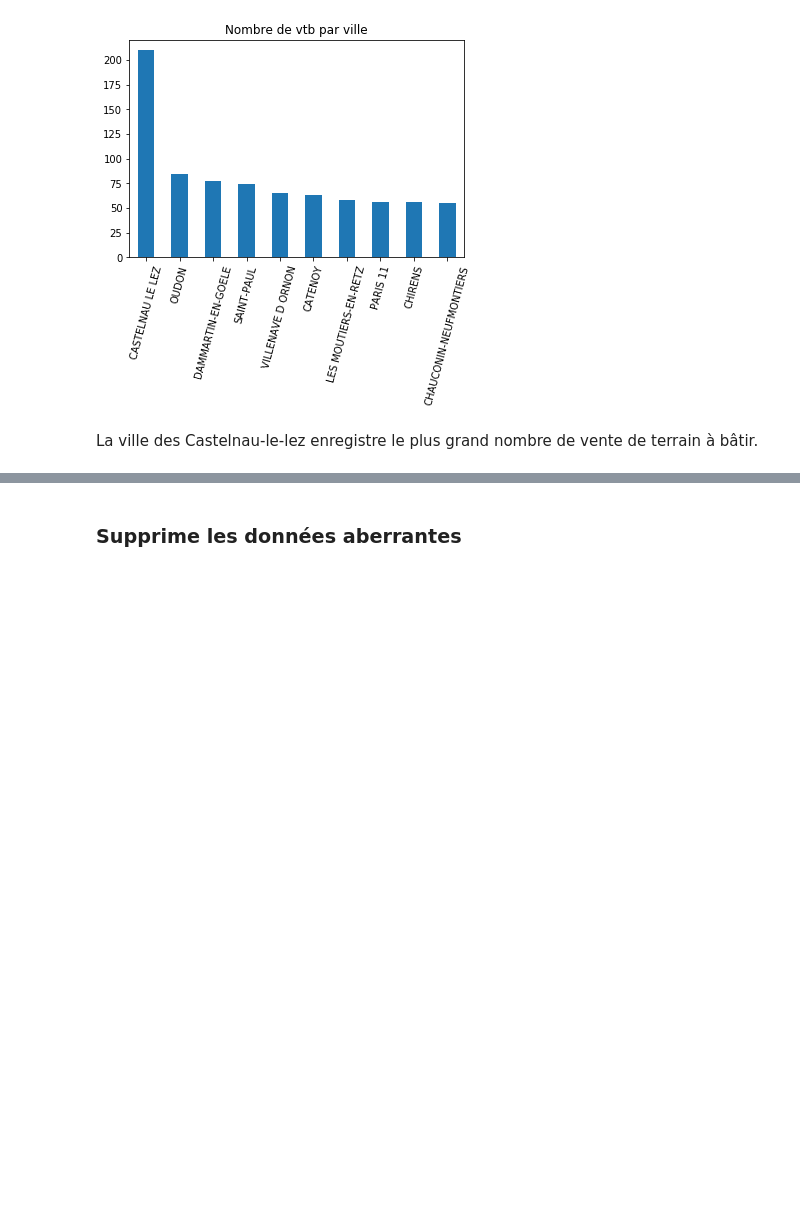
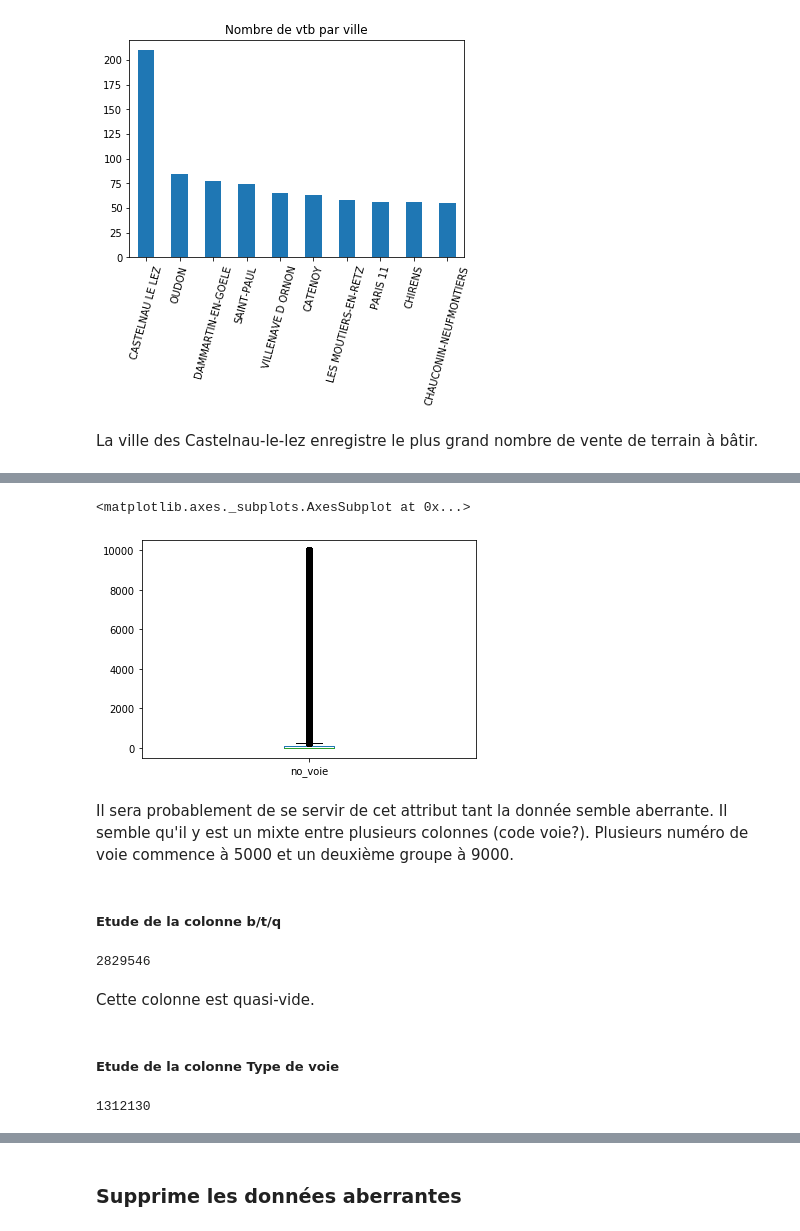
Before and after one commit to houseofai/french-realestate-price-prediction, a Jupyter notebook: Valeurs Foncieres Franccaise - EDA.ipynb, the cells around one changed output, grey strips where cells are left out. Saved outputs shown, nothing was run; the diff lists cells and outputs as text; code cells hidden in the pictures; blank space fills up the shorter version.

```diff
--- a/Valeurs Foncieres Franccaise - EDA.ipynb
+++ b/Valeurs Foncieres Franccaise - EDA.ipynb
@@ -394,0 +502,21 @@ La ville des Castelnau-le-lez enregistre le plus grand nombre de vente de terrai
+# %%
+df.no_voie.plot.box()
+# %% [output]
+<matplotlib.axes._subplots.AxesSubplot at 0x...>
+[figure, added]
+# %% [markdown]
+Il sera probablement de se servir de cet attribut tant la donnée semble aberrante. Il semble qu'il y est un mixte entre plusieurs colonnes (code voie?). Plusieurs numéro de voie commence à 5000 et un deuxième groupe à 9000.
+# %% [markdown]
+##### Etude de la colonne b/t/q
+# %%
+df['b/t/q'].isnull().sum()
+# %% [output]
+2829546
+# %% [markdown]
+Cette colonne est quasi-vide.
+# %% [markdown]
+##### Etude de la colonne Type de voie
+# %%
+df['type_de_voie'].isnull().sum()
+# %% [output]
+1312130
```
Also changed, not shown: parts of 15 cells of this notebook.
